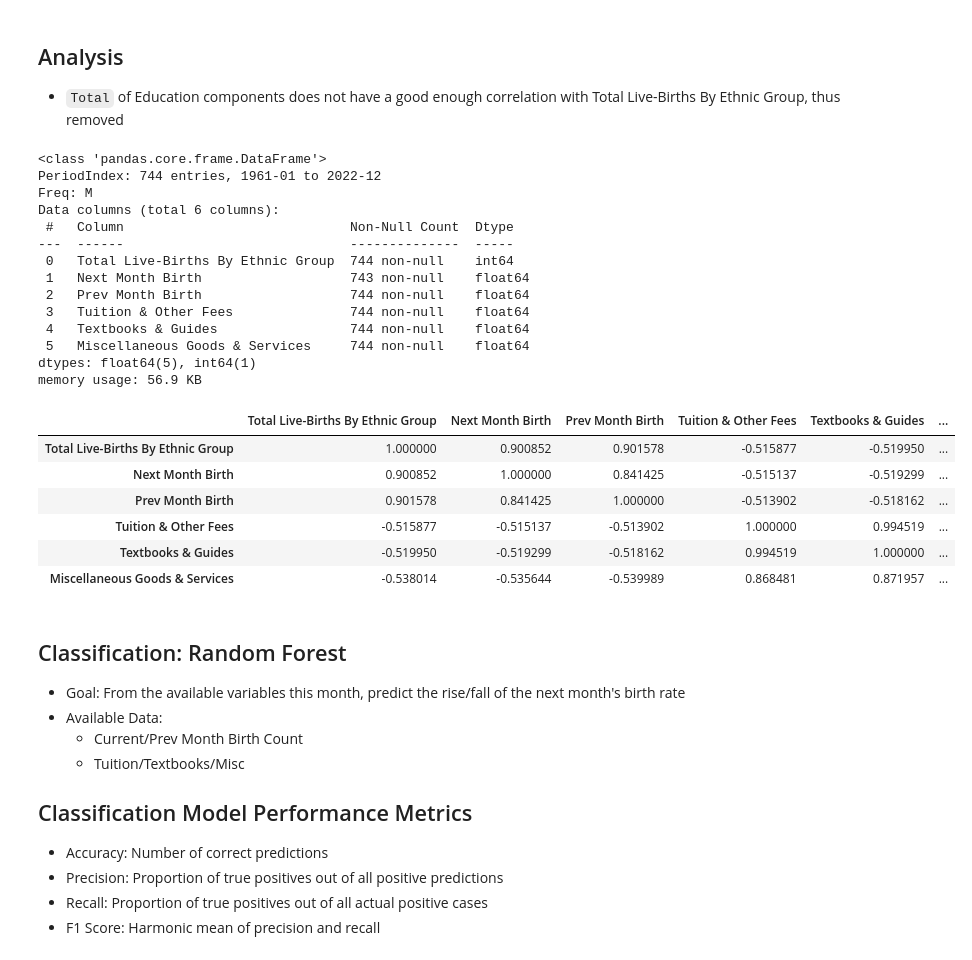
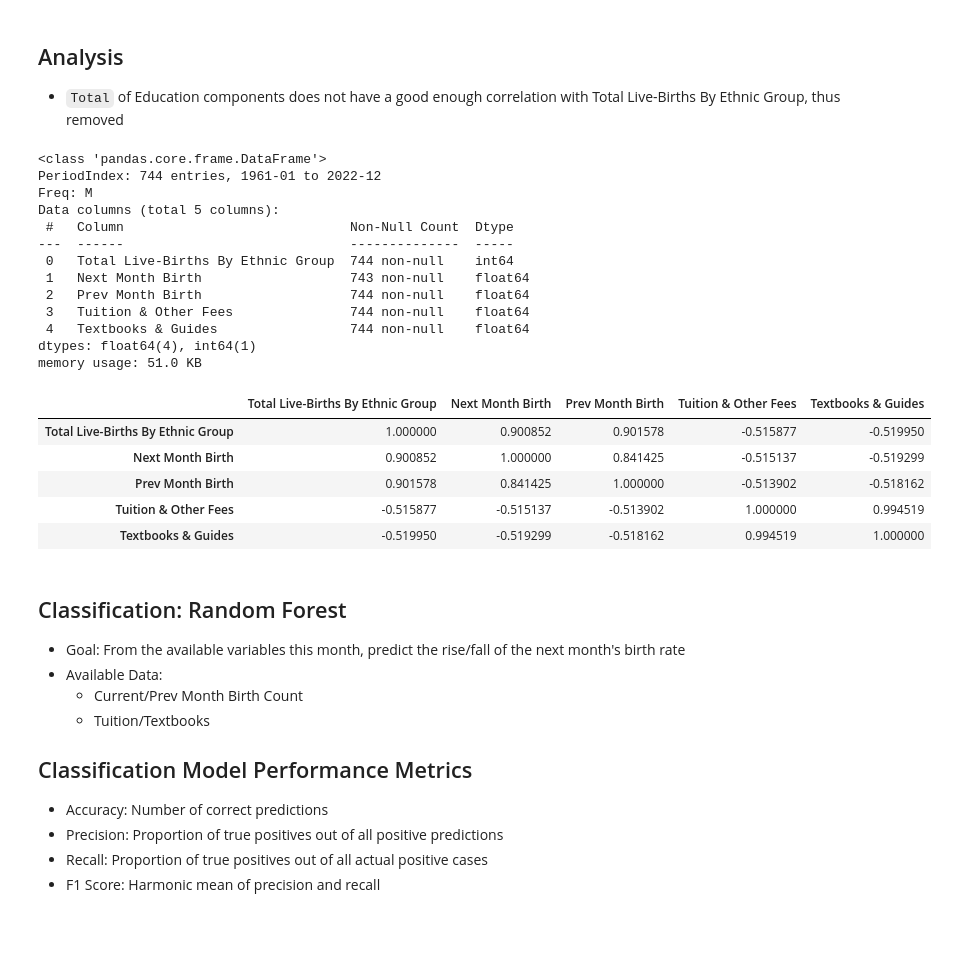
Before and after one commit to SleepHan/SC1015-Mini-Project, a Jupyter notebook: Education Cost Analysis.ipynb, the cells around one changed output. Cells and saved outputs as stored; diff of their text form; code cells hidden in the pictures; blank space fills up the shorter version.

```diff
--- a/Education Cost Analysis.ipynb
+++ b/Education Cost Analysis.ipynb
@@ -141,38 +137,36 @@ memory usage: 62.7 KB
 ## Analysis
 - `Total` of Education components does not have a good enough correlation with Total Live-Births By Ethnic Group, thus removed
 # %%
-eduUpdate = pd.concat([eduTuition, eduText, eduMisc], axis=1, join='inner')
+eduUpdate = pd.concat([eduTuition, eduText], axis=1, join='inner')
 eduUpdate = eduUpdate.loc[:,~eduUpdate.columns.duplicated(keep='first')]
 eduUpdate.info()
 eduUpdate.corr()
 # %% [output]
 <class 'pandas.core.frame.DataFrame'>
 PeriodIndex: 744 entries, 1961-01 to 2022-12
 Freq: M
-Data columns (total 6 columns):
+Data columns (total 5 columns):
  #   Column                             Non-Null Count  Dtype
 ---  ------                             --------------  -----
  0   Total Live-Births By Ethnic Group  744 non-null    int64
  1   Next Month Birth                   743 non-null    float64
  2   Prev Month Birth                   744 non-null    float64
  3   Tuition & Other Fees               744 non-null    float64
  4   Textbooks & Guides                 744 non-null    float64
- 5   Miscellaneous Goods & Services     744 non-null    float64
-dtypes: float64(5), int64(1)
-memory usage: 56.9 KB
+dtypes: float64(4), int64(1)
+memory usage: 51.0 KB
-|  | Total Live-Births By Ethnic Group | Next Month Birth | Prev Month Birth | Tuition & Other Fees | Textbooks & Guides | ... |
-| Total Live-Births By Ethnic Group | 1.000000 | 0.900852 | 0.901578 | -0.515877 | -0.519950 | ... |
-| Next Month Birth | 0.900852 | 1.000000 | 0.841425 | -0.515137 | -0.519299 | ... |
-| Prev Month Birth | 0.901578 | 0.841425 | 1.000000 | -0.513902 | -0.518162 | ... |
-| Tuition & Other Fees | -0.515877 | -0.515137 | -0.513902 | 1.000000 | 0.994519 | ... |
-| Textbooks & Guides | -0.519950 | -0.519299 | -0.518162 | 0.994519 | 1.000000 | ... |
-| Miscellaneous Goods & Services | -0.538014 | -0.535644 | -0.539989 | 0.868481 | 0.871957 | ... |
+|  | Total Live-Births By Ethnic Group | Next Month Birth | Prev Month Birth | Tuition & Other Fees | Textbooks & Guides |
+| Total Live-Births By Ethnic Group | 1.000000 | 0.900852 | 0.901578 | -0.515877 | -0.519950 |
+| Next Month Birth | 0.900852 | 1.000000 | 0.841425 | -0.515137 | -0.519299 |
+| Prev Month Birth | 0.901578 | 0.841425 | 1.000000 | -0.513902 | -0.518162 |
+| Tuition & Other Fees | -0.515877 | -0.515137 | -0.513902 | 1.000000 | 0.994519 |
+| Textbooks & Guides | -0.519950 | -0.519299 | -0.518162 | 0.994519 | 1.000000 |
 # %% [markdown]
 ## Classification: Random Forest
 - Goal: From the available variables this month, predict the rise/fall of the next month's birth rate
 - Available Data:
     - Current/Prev Month Birth Count
-    - Tuition/Textbooks/Misc
+    - Tuition/Textbooks
 
 ## Classification Model Performance Metrics
 - Accuracy:  Number of correct predictions
```
Also changed, not shown: parts of 7 cells of this notebook.
